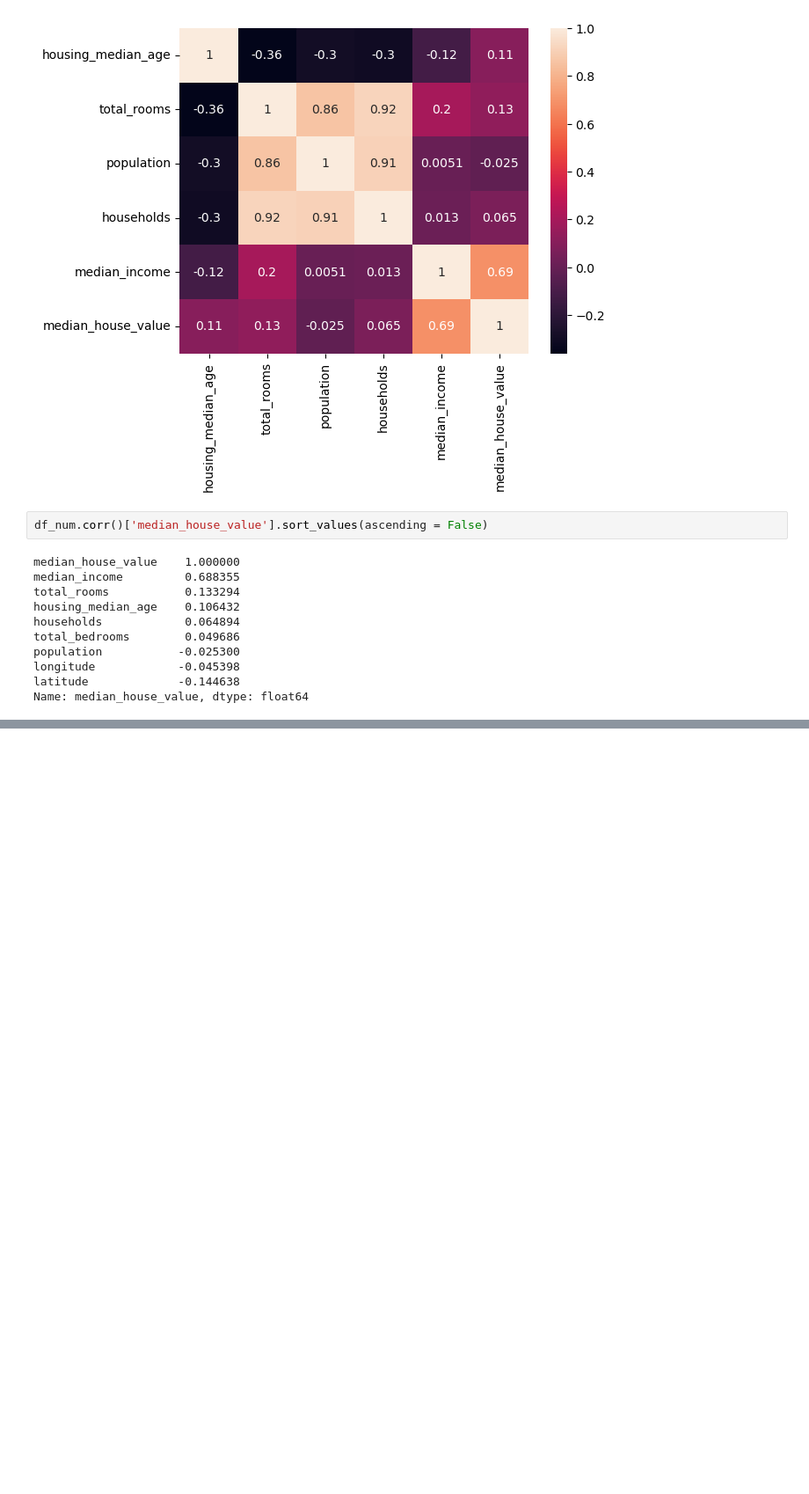
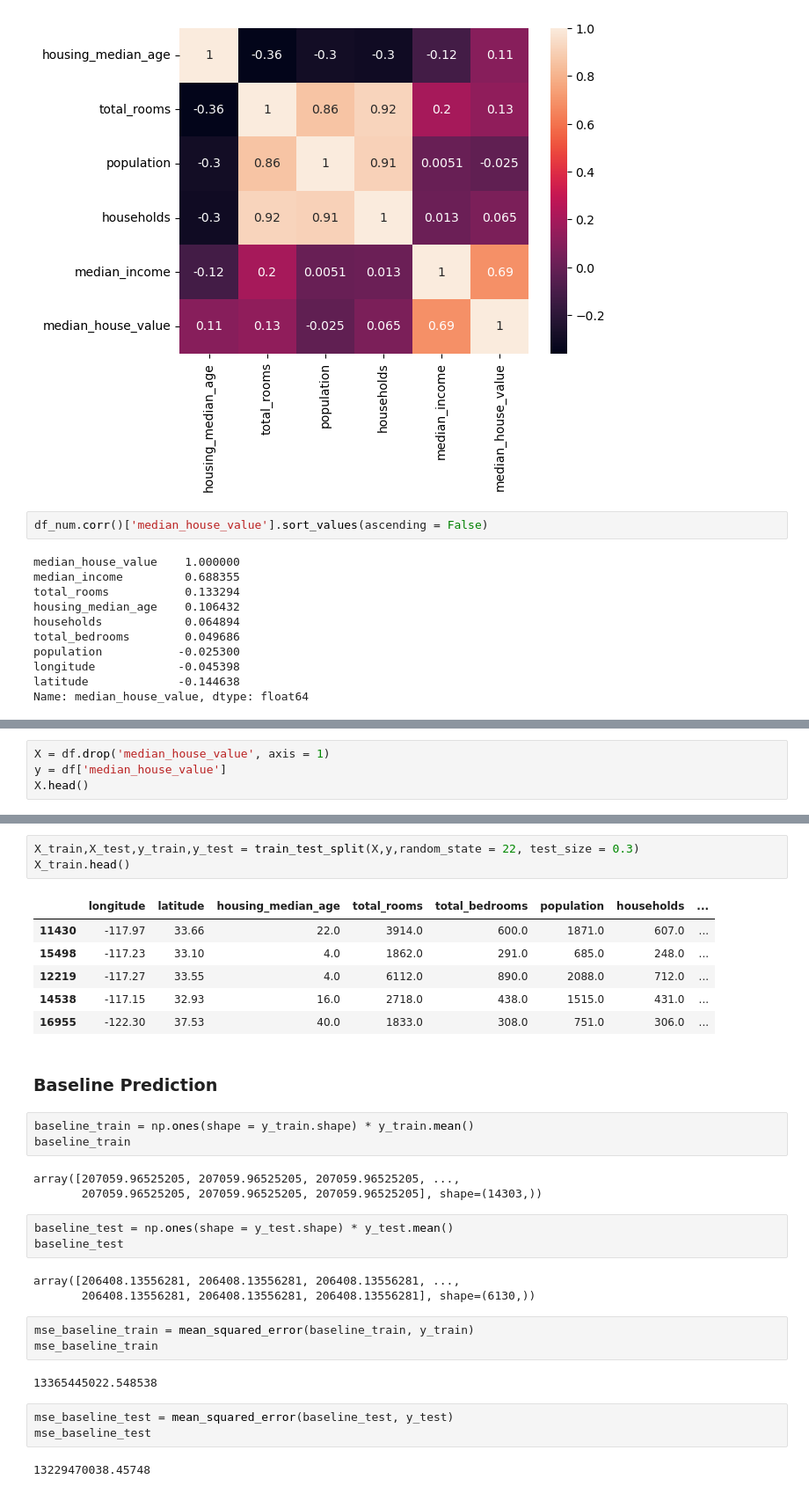
Before and after one commit to lis497/UCBerkeley-Haas-ML, a Jupyter notebook: M8/M8_TryIt1_California_Real_Estate_Prices1.ipynb, the cells around one changed output, grey strips where cells are left out. Shown at 88% size. Cells and saved outputs as stored; diff of their text form; blank space fills up the shorter version.

Commit message:
M8 TryIt1 Cali Housing Prices3

```diff
--- a/M8/M8_TryIt1_California_Real_Estate_Prices1.ipynb
+++ b/M8/M8_TryIt1_California_Real_Estate_Prices1.ipynb
@@ -151,0 +163,4 @@ Name: median_house_value, dtype: float64
+# %%
+X = df.drop('median_house_value', axis = 1)
+y = df['median_house_value']
+X.head()
@@ -151,0 +183,34 @@ Name: median_house_value, dtype: float64
+# %%
+X_train,X_test,y_train,y_test = train_test_split(X,y,random_state = 22, test_size = 0.3)
+X_train.head()
+# %% [output]
+|  | longitude | latitude | housing_median_age | total_rooms | total_bedrooms | population | households | ... |
+| 11430 | -117.97 | 33.66 | 22.0 | 3914.0 | 600.0 | 1871.0 | 607.0 | ... |
+| 15498 | -117.23 | 33.10 | 4.0 | 1862.0 | 291.0 | 685.0 | 248.0 | ... |
+| 12219 | -117.27 | 33.55 | 4.0 | 6112.0 | 890.0 | 2088.0 | 712.0 | ... |
+| 14538 | -117.15 | 32.93 | 16.0 | 2718.0 | 438.0 | 1515.0 | 431.0 | ... |
+| 16955 | -122.30 | 37.53 | 40.0 | 1833.0 | 308.0 | 751.0 | 306.0 | ... |
+# %% [markdown]
+### Baseline Prediction
+# %%
+baseline_train = np.ones(shape = y_train.shape) * y_train.mean()
+baseline_train
+# %% [output]
+array([207059.96525205, 207059.96525205, 207059.96525205, ...,
+       207059.96525205, 207059.96525205, 207059.96525205], shape=(14303,))
+# %%
+baseline_test = np.ones(shape = y_test.shape) * y_test.mean()
+baseline_test
+# %% [output]
+array([206408.13556281, 206408.13556281, 206408.13556281, ...,
+       206408.13556281, 206408.13556281, 206408.13556281], shape=(6130,))
+# %%
+mse_baseline_train = mean_squared_error(baseline_train, y_train)
+mse_baseline_train
+# %% [output]
+13365445022.548538
+# %%
+mse_baseline_test = mean_squared_error(baseline_test, y_test)
+mse_baseline_test
+# %% [output]
+13229470038.45748
```
Also changed, not shown: parts of 41 cells of this notebook.
